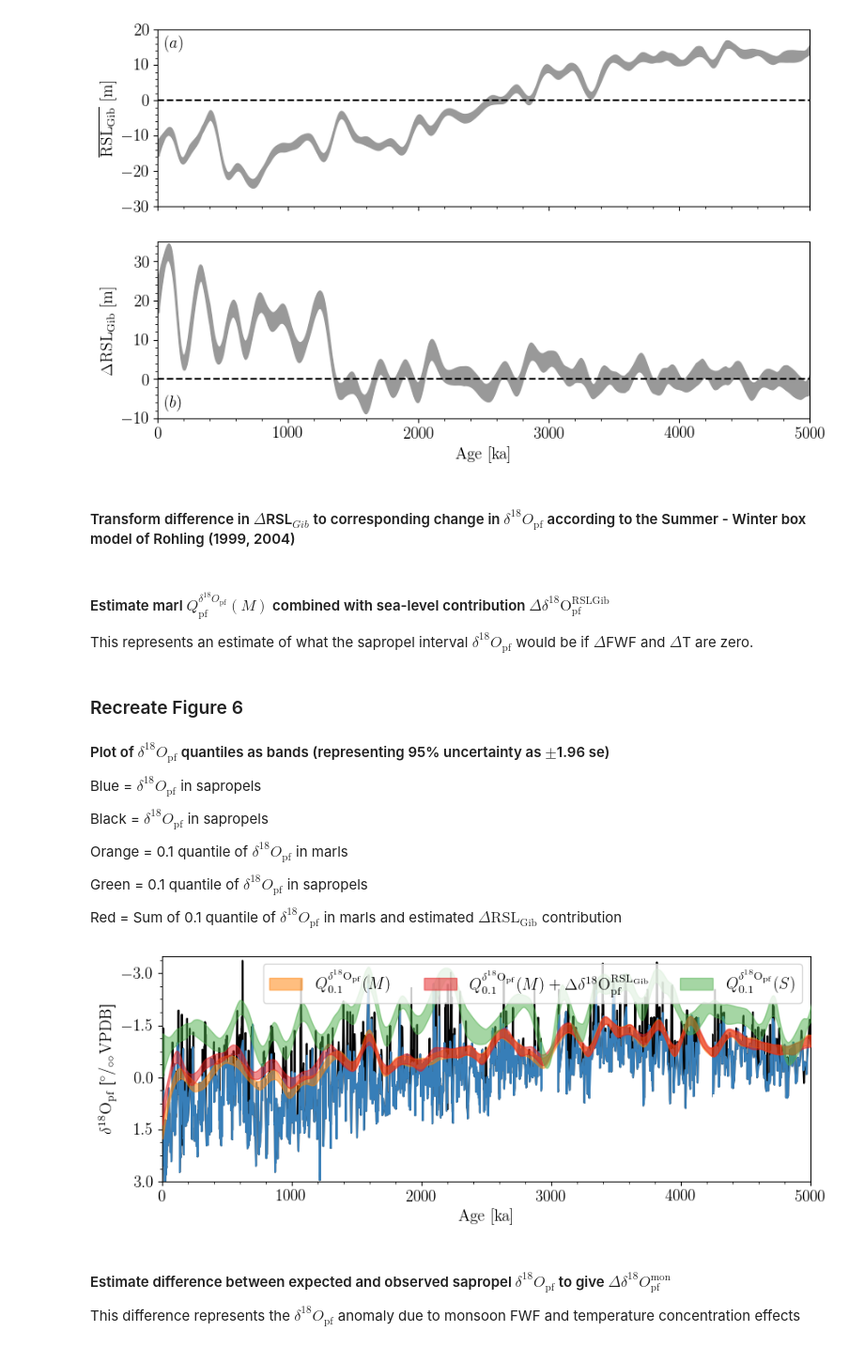
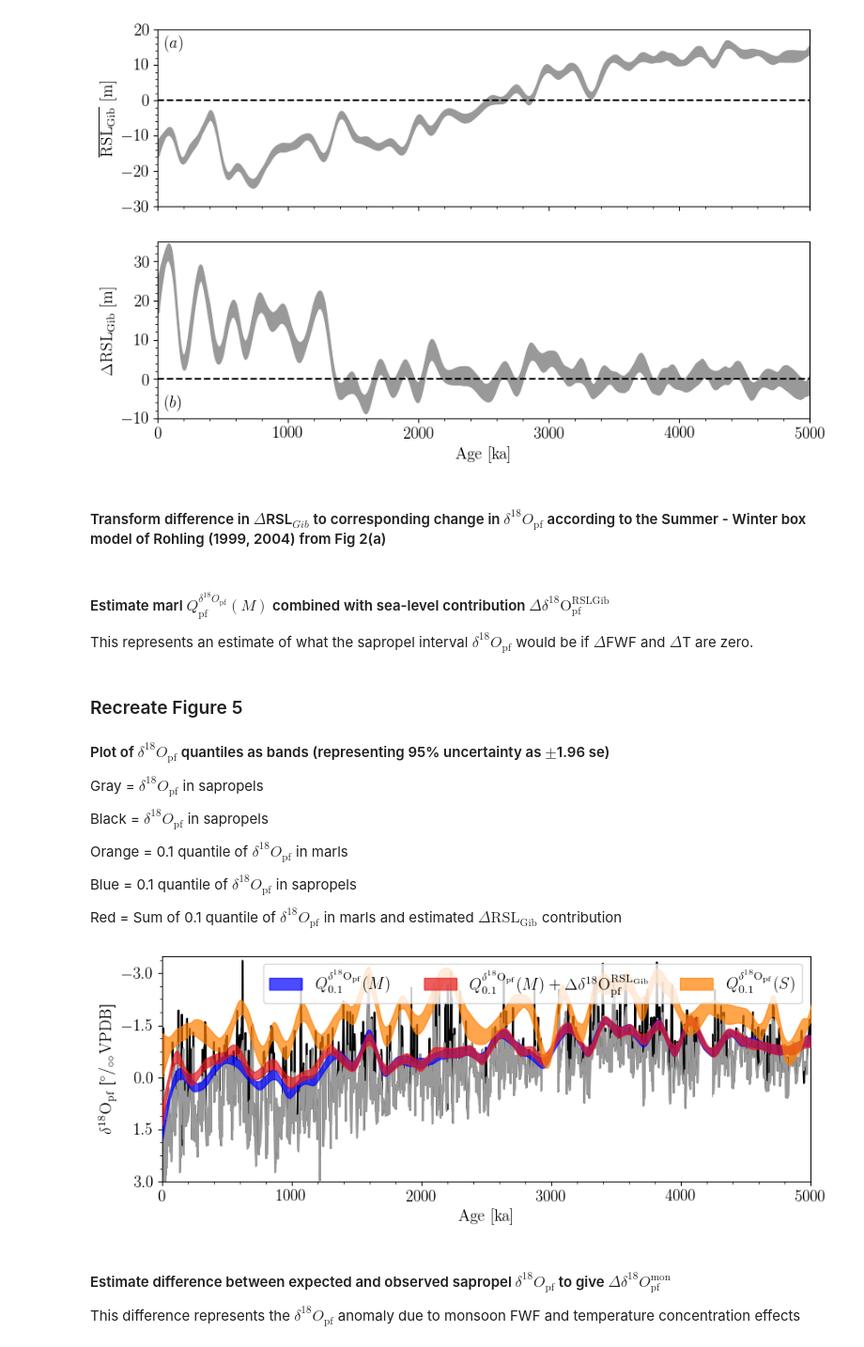
Before and after one commit to dave-heslop74/ODP-Site-967---Models, a Jupyter notebook: Quantile regression/Quantile regression - ODP967.ipynb, the cells around one changed output. Shown at 94% size. Cells and saved outputs as stored; diff of their text form; code cells hidden in the pictures.

```diff
--- a/Quantile regression/Quantile regression - ODP967.ipynb
+++ b/Quantile regression/Quantile regression - ODP967.ipynb
@@ -218,7 +218,7 @@ ax2.text(50,-7,r"$(b)$",fontsize=fontsize);
 # %% [output]
 [figure]
 # %% [markdown]
-#### Transform difference in $\Delta$RSL$_{Gib}$ to corresponding change in $\delta^{18}O_{\textrm{pf}}$ according to the Summer - Winter box model of Rohling (1999, 2004)
+#### Transform difference in $\Delta$RSL$_{Gib}$ to corresponding change in $\delta^{18}O_{\textrm{pf}}$ according to the Summer - Winter box model of Rohling (1999, 2004) from Fig 2(a)
 # %%
 Sens = 1.48636214e-05*BslSM[:,1]-1.91620239e-02 #Sensivitity obtained from box model as a function of RSL_Gib
 Sens_err = 0.00064 #Sensivitity standard error
@@ -234,45 +234,45 @@ Mhat = np.zeros((np.size(age),2))
 Mhat[:,0] = dcM10[0](age)+DdcHAT[:,0] #combined estimate
 Mhat[:,1] = np.sqrt(dcM10[1](age)**2+DdcHAT[:,1]**2) #standard error on estimate
 # %% [markdown]
-### Recreate Figure 6
+### Recreate Figure 5
 #### Plot of $\delta^{18}O_{\textrm{pf}}$ quantiles as bands (representing 95% uncertainty as $\pm$1.96 se)
-Blue = $\delta^{18}O_{\textrm{pf}}$ in sapropels
+Gray = $\delta^{18}O_{\textrm{pf}}$ in sapropels
 
 Black = $\delta^{18}O_{\textrm{pf}}$ in sapropels
 
 Orange = 0.1 quantile of $\delta^{18}O_{\textrm{pf}}$ in marls
 
-Green = 0.1 quantile of $\delta^{18}O_{\textrm{pf}}$ in sapropels
+Blue = 0.1 quantile of $\delta^{18}O_{\textrm{pf}}$ in sapropels
 
 Red = Sum of 0.1 quantile of $\delta^{18}O_{\textrm{pf}}$ in marls and estimated $\Delta \textrm{RSL}_{\textrm{Gib}}$ contribution
 # %%
 #Set up figure
 fontsize=14
 fig, ax1 = plt.subplots(figsize=(10,3.5))
 
 #Make plot
 ax1.plot(age,dc,'k',zorder=1)
-ax1.plot(age[Midx==1],dc[Midx==1],color=CB[0],zorder=2)
+ax1.plot(age[Midx==1],dc[Midx==1],color=[0.6,0.6,0.6],zorder=2)
 ax1.set_xlim([0,5000])
-ax1.fill_between(age,dcM10[0](age)-1.96*dcM10[1](age),dcM10[0](age)+1.96*dcM10[1](age),color=CB[1],zorder=4,alpha=0.5,label=r"$Q_{0.1}^{\delta^{18}\mathrm{O_{pf}}} (M)$")
-ax1.fill_between(age,Mhat[:,0]-1.96*Mhat[:,1],Mhat[:,0]+1.96*Mhat[:,1],color=CB[7],zorder=4,alpha=0.5,label=r"$Q_{0.1}^{\delta^{18}\mathrm{O_{pf}}} (M) + \Delta \delta^{18}\mathrm{O}_{\mathrm{pf}}^\mathrm{{RSL_{Gib}}}$")
-ax1.fill_between(age,dcS10[0](age)-1.96*dcS10[1](age),dcS10[0](age)+1.96*dcS10[1](age),color=CB[2],zorder=5,alpha=0.5,label=r"$Q_{0.1}^{\delta^{18}\mathrm{O_{pf}}} (S)$")
+ax1.fill_between(age,dcM10[0](age)-1.96*dcM10[1](age),dcM10[0](age)+1.96*dcM10[1](age),color="b",zorder=4,alpha=0.7,label=r"$Q_{0.1}^{\delta^{18}\mathrm{O_{pf}}} (M)$")
+ax1.fill_between(age,Mhat[:,0]-1.96*Mhat[:,1],Mhat[:,0]+1.96*Mhat[:,1],color=CB[7],zorder=4,alpha=0.7,label=r"$Q_{0.1}^{\delta^{18}\mathrm{O_{pf}}} (M) + \Delta \delta^{18}\mathrm{O}_{\mathrm{pf}}^\mathrm{{RSL_{Gib}}}$")
+ax1.fill_between(age,dcS10[0](age)-1.96*dcS10[1](age),dcS10[0](age)+1.96*dcS10[1](age),color=CB[1],zorder=5,alpha=0.7,label=r"$Q_{0.1}^{\delta^{18}\mathrm{O_{pf}}} (S)$")
 ax1.set_ylim([-3.5,3])
 ax1.fill_between(H[0,:],[-3.0,-3.0],[2,2],color='w',zorder=3)
 ax1.fill_between(H[1,:],[-3.0,-3.0],[2,2],color='w',zorder=3)
 ax1.legend(fontsize=fontsize,ncol=3)
 ax1.set_yticks(np.arange(-3,3.1,1.5))
 ax1.invert_yaxis()
 ax1.set_ylabel(r"$\delta^{18}\mathrm{O_{pf}}$ [$^\circ / _{\circ\circ} \mathrm{VPDB}$]", fontsize=fontsize)
 ax1.minorticks_on()
 ax1.tick_params(axis='both', which='major', labelsize=fontsize)
 ax1.set_xlabel(r"$\mathrm{Age~[ka]}$", fontsize=fontsize);
 
 #Uncomment next two lines to save figure
 #plt.tight_layout()
-#plt.savefig('Figure6.pdf')
+#plt.savefig('Figure5.pdf')
 # %% [output]
-[figure, old version]
+[figure, new version]
 # %% [markdown]
 #### Estimate difference between expected and observed sapropel $\delta^{18}O_{\textrm{pf}}$ to give $\Delta \delta^{18}O^{\textrm{mon}}_{\textrm{pf}}$
 This difference represents the $\delta^{18}O_{\textrm{pf}}$ anomaly due to monsoon FWF and temperature concentration effects
```
Also changed, not shown: parts of 16 cells of this notebook.
